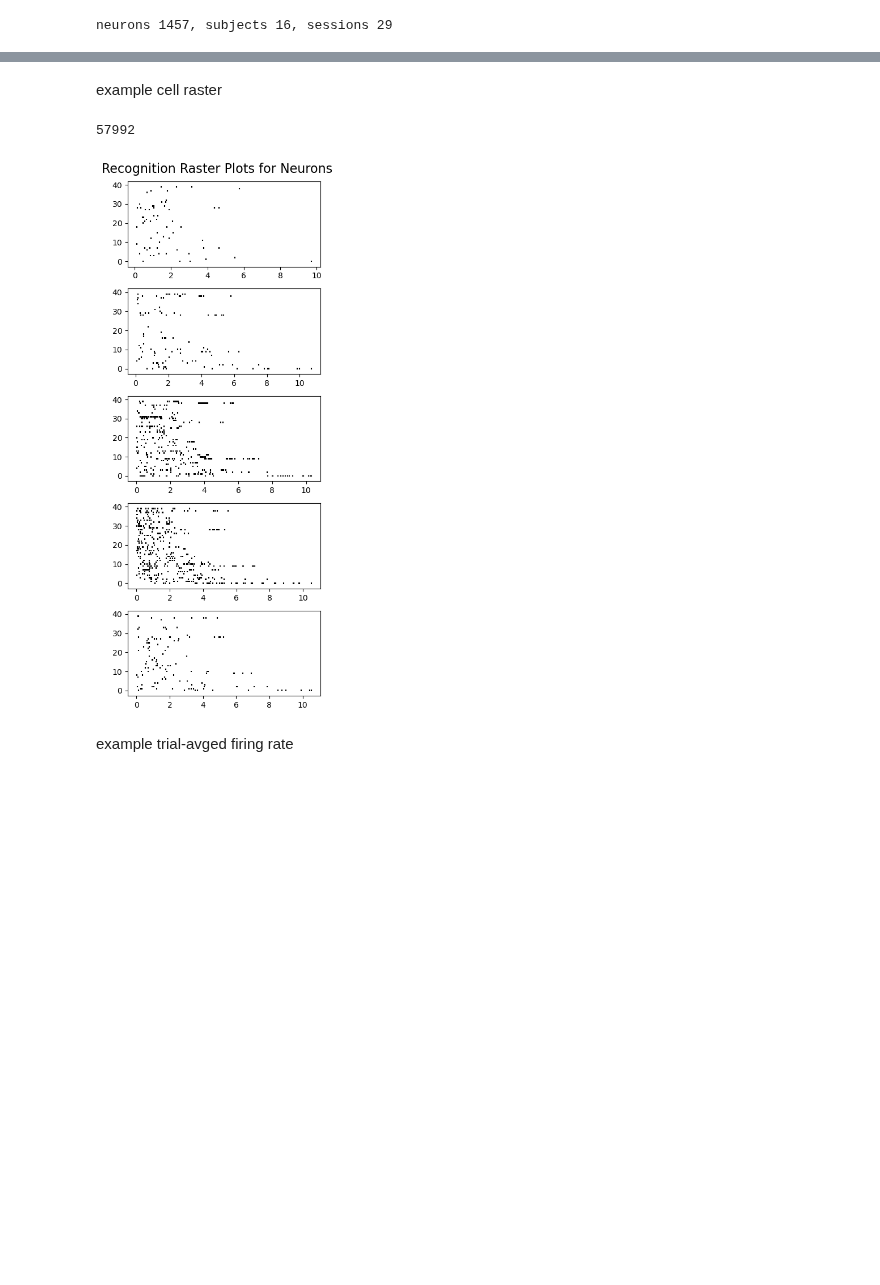
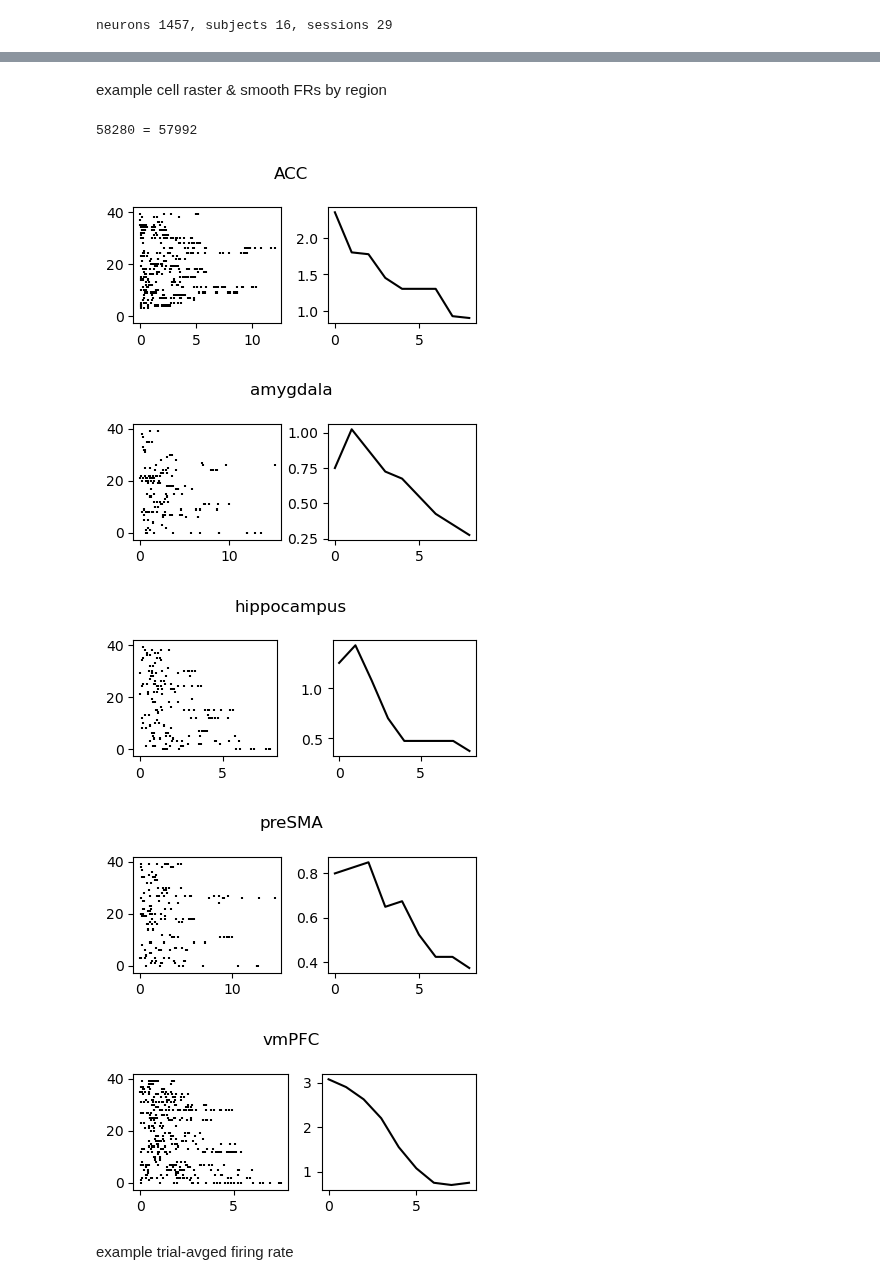
Before and after one commit to NuttidaLab/movie_analysis, a Jupyter notebook: recognition_plots.ipynb, the cells around one changed output, grey strips where cells are left out. Cells and saved outputs as stored; diff of their text form; code cells hidden in the pictures; blank space fills up the shorter version.

Commit message:
cell rasters & smooth FRs

```diff
--- a/plot.ipynb
+++ b/recognition_plots.ipynb
@@ -36,29 +41,35 @@ neurons 1457, subjects 16, sessions 29
 # %% [markdown]
-example cell raster
+example cell raster & smooth FRs by region
 # %%
 df_recognition = df[df['stim_phase'] == 'recognition']
-print(len(df_recognition))
+print(f'{num_neurons*40 } = {len(df_recognition)}')
 
-neuron_groups = df_recognition.groupby('neuron')
-count = 0
+for region, region_df in df_recognition.groupby('region'):
 
-plt.figure(figsize=(4, 10))
-plt.suptitle('Recognition Raster Plots for Neurons', fontsize=16)
+    neuron_num = 0
 
-for name, group_df in neuron_groups:
+    fig, ax = plt.subplots(1, 2, figsize=(4, 2))
+    fig.suptitle(region)
 
-    count+=1
-    if count>5:
-        break
+    for neuron, neuron_df in region_df.groupby('neuron'):
 
-    plt.subplot(5, 1, count)
-    plt.eventplot(group_df['trial_aligned_spikes'], linelengths=0.8, color='black')
+        neuron_num+=1
+        if neuron_num == 10:
 
-plt.tight_layout()
-plt.show()
+            ax[0].eventplot(neuron_df['trial_aligned_spikes'], linelengths=0.8, color='black')
+            ax[1].plot(np.mean(neuron_df['trial_smooth_spikes'], axis=0), color='black')
+
+            break
+
+    plt.tight_layout()
+    plt.show()
 # %% [output]
-57992
+58280 = 57992
-[figure, old version]
+[figure, new version]
+[figure, added]
+[figure, added]
+[figure, added]
+[figure, added]
 # %% [markdown]
 example trial-avged firing rate
 # %%
```
Also changed, not shown: parts of 3 cells of this notebook, 2 other files.
